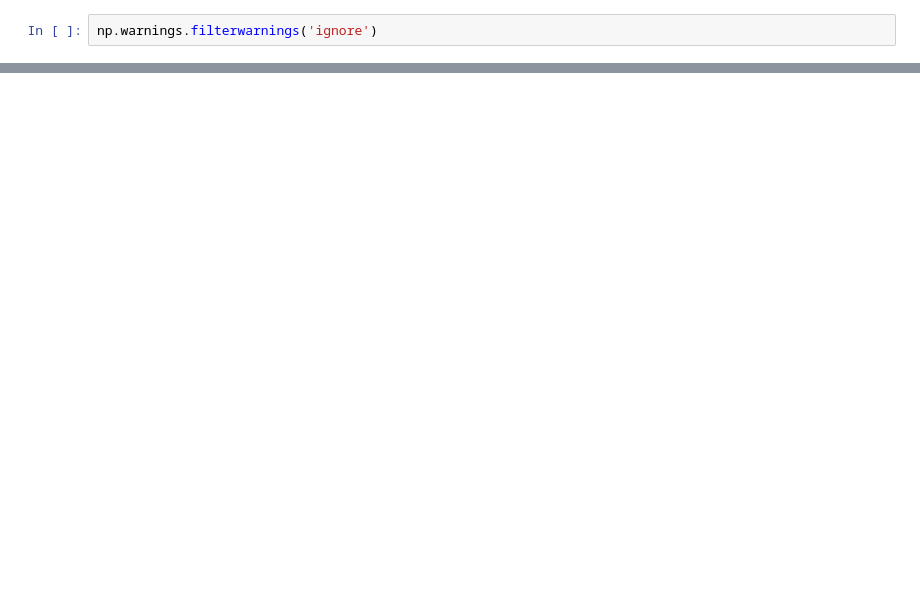
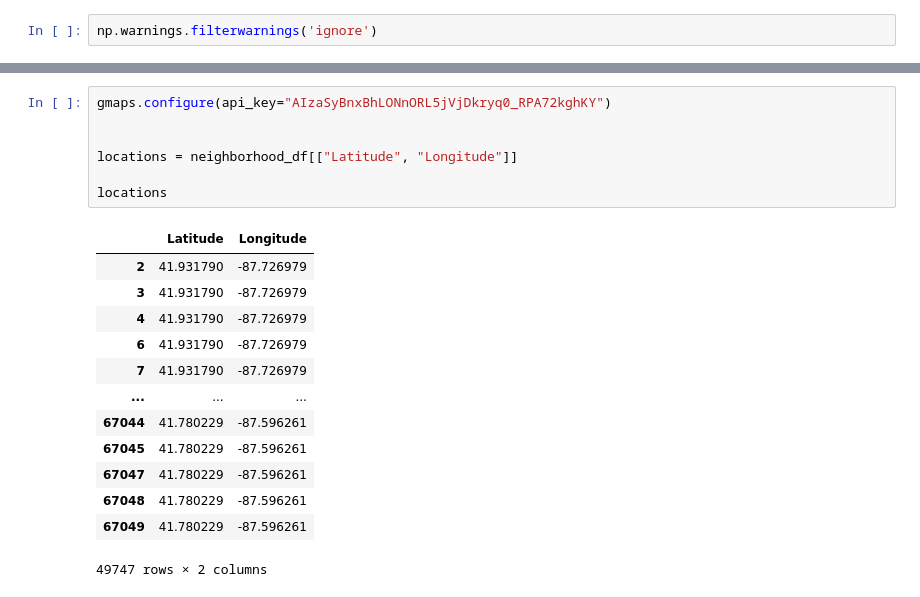
Before and after one commit to byoung11644/Chicago_Energy, a Jupyter notebook: BY Graphs and Figures.ipynb, the cells around one changed output, grey strips where cells are left out. Cells and saved outputs as stored; diff of their text form; blank space fills up the shorter version.

```diff
--- a/BY Graphs and Figures.ipynb
+++ b/BY Graphs and Figures.ipynb
@@ -131,0 +152,21 @@ len(neighborhoods)
+# %%
+gmaps.configure(api_key="AIzaSyBnxBhLONnORL5jVjDkryq0_RPA72kghKY")
+
+
+locations = neighborhood_df[["Latitude", "Longitude"]]
+
+locations
+# %% [output]
+|  | Latitude | Longitude |
+| 2 | 41.931790 | -87.726979 |
+| 3 | 41.931790 | -87.726979 |
+| 4 | 41.931790 | -87.726979 |
+| 6 | 41.931790 | -87.726979 |
+| 7 | 41.931790 | -87.726979 |
+| ... | ... | ... |
+| 67044 | 41.780229 | -87.596261 |
+| 67045 | 41.780229 | -87.596261 |
+| 67047 | 41.780229 | -87.596261 |
+| 67048 | 41.780229 | -87.596261 |
+| 67049 | 41.780229 | -87.596261 |
+49747 rows × 2 columns
```
Also changed, not shown: parts of 31 cells of this notebook, 5 other files.
